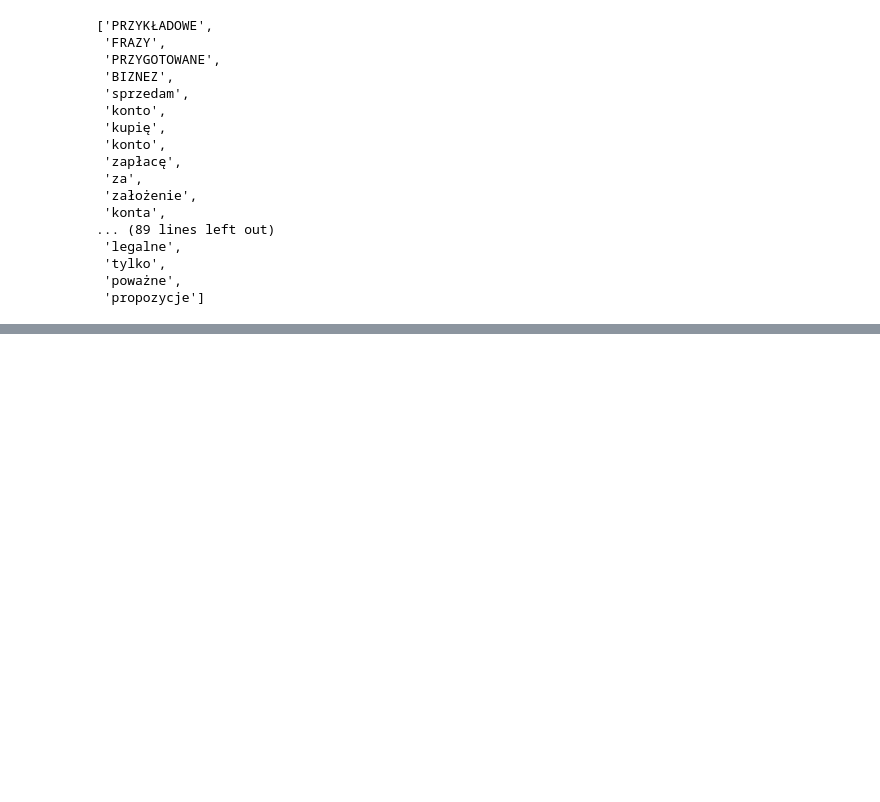
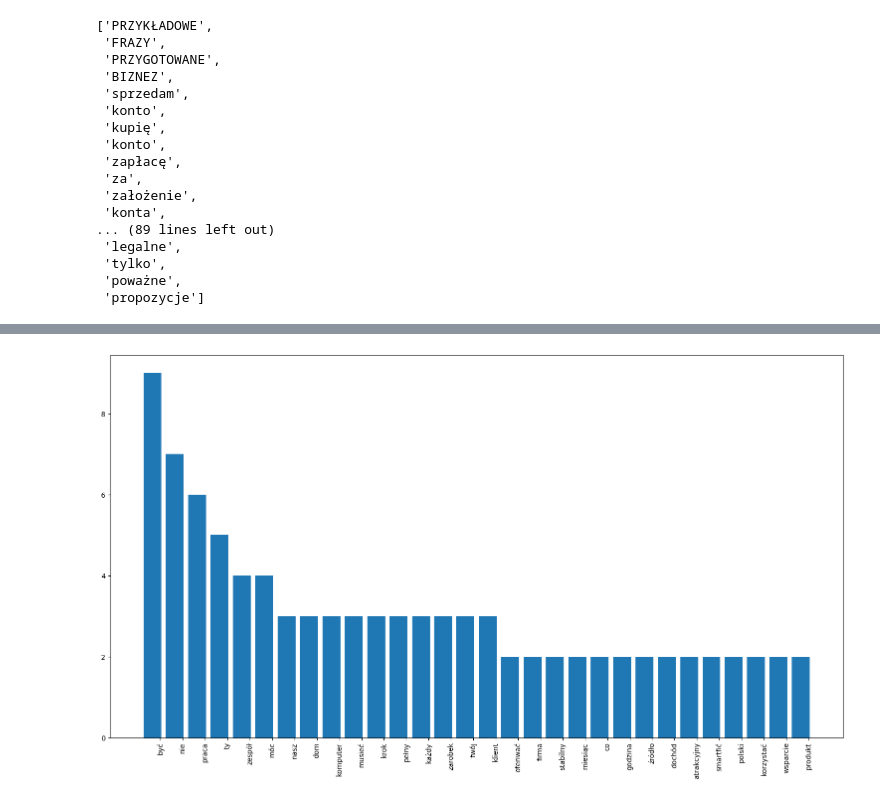
Before and after one commit to galkowskim/Supervision2023, a Jupyter notebook: backend/model/notebooks/maja.ipynb, the cells around one changed output, grey strips where cells are left out. Saved outputs shown, nothing was run; the diff lists cells and outputs as text; code cells hidden in the pictures; blank space fills up the shorter version.

Commit message:
add model data processed

```diff
--- a/backend/model/notebooks/maja.ipynb
+++ b/backend/model/notebooks/maja.ipynb
@@ -192,0 +233,5 @@ list_words
+# %%
+data_negative = pd.read_csv('../data/negative_preprocessed.csv', usecols = [(1)])
+# %%
+data_negative['text'] = data_negative['text'].apply(lambda x: x.strip('][').split(', '))
+data_negative['text']
@@ -192,0 +262,6 @@ list_words
+# %%
+df = pd.DataFrame(data_negative)
+df = df.values.ravel().tolist()
+df = df[0]
+# %%
+poprawiona_lista = [slowo.strip("'") for slowo in df]
@@ -192,0 +292,24 @@ list_words
+# %%
+counts = Counter(poprawiona_lista)
+
+labels, values = zip(*counts.items())
+
+# sort your values in descending order
+indSort = np.argsort(values)[::-1]
+
+# rearrange your data
+labels = np.array(labels)[indSort[:30]]
+values = np.array(values)[indSort[:30]]
+
+indexes = np.arange(len(labels))
+
+bar_width = 0.35
+plt.figure(figsize = (19,10))
+
+plt.bar(indexes, values)
+
+# add labels
+plt.xticks(indexes + bar_width, labels, rotation = 'vertical')
+plt.show()
+# %% [output]
+[figure, added]
```
Also changed, not shown: parts of 13 cells of this notebook.
